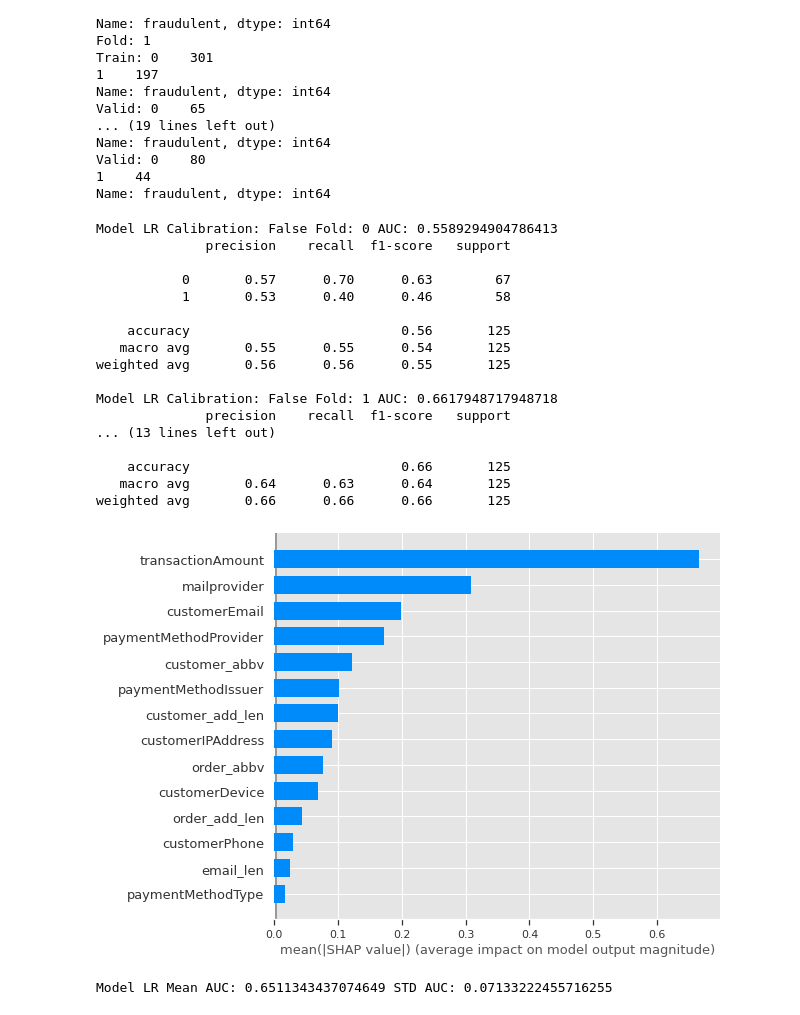
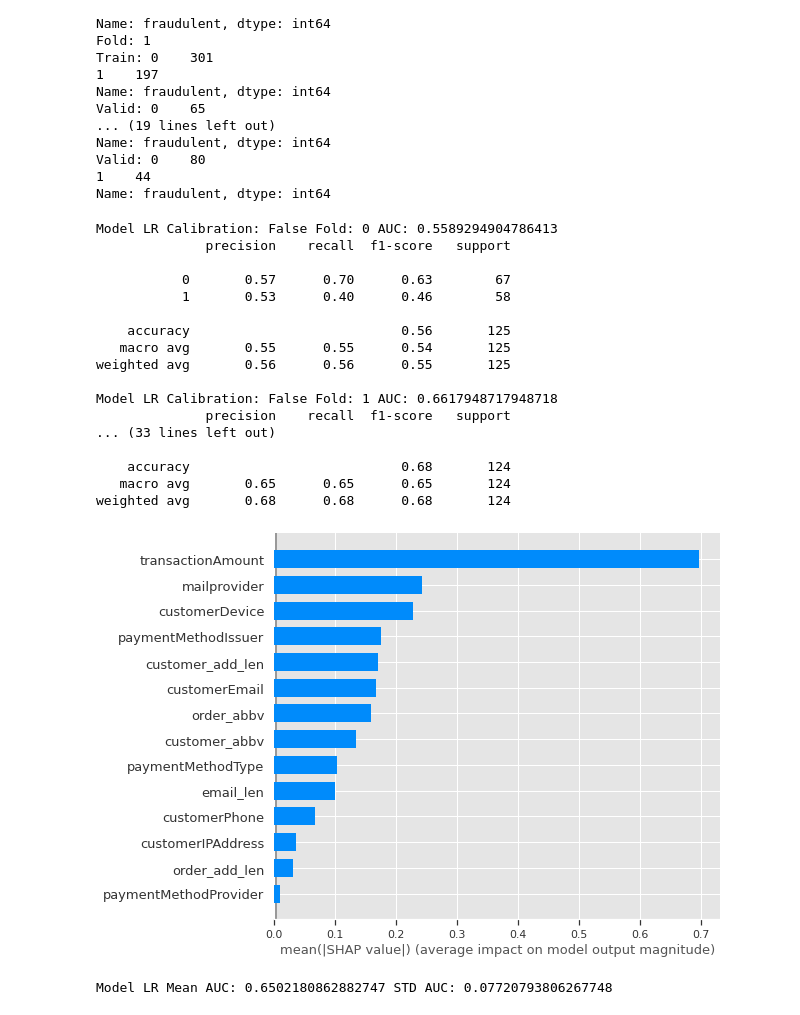
Before and after one commit to dudeperf3ct/unravelin, a Jupyter notebook: Ravelin.ipynb, the cells around one changed output. Cells and saved outputs as stored; diff of their text form; code cells hidden in the pictures.

```diff
--- a/Ravelin.ipynb
+++ b/Ravelin.ipynb
@@ -561,25 +579,25 @@ def train_models(df, splits:int=3, calibration:bool = False,
     scores = np.array(scores)
     print(f"Model {model_name} Mean AUC: {scores.mean()} STD AUC: {scores.std()}")
 # %%
-train_models(data_df, 3, False, "LR")
+train_models(data_df, splits, False, "LR")
 # %% [output]
 Model LR Calibration: False Fold: 0 AUC: 0.5589294904786413
               precision    recall  f1-score   support
 
            0       0.57      0.70      0.63        67
            1       0.53      0.40      0.46        58
 
     accuracy                           0.56       125
    macro avg       0.55      0.55      0.54       125
 weighted avg       0.56      0.56      0.55       125
 
 Model LR Calibration: False Fold: 1 AUC: 0.6617948717948718
               precision    recall  f1-score   support
-... (13 lines left out)
+... (33 lines left out)
 
-    accuracy                           0.66       125
-   macro avg       0.64      0.63      0.64       125
-weighted avg       0.66      0.66      0.66       125
+    accuracy                           0.68       124
+   macro avg       0.65      0.65      0.65       124
+weighted avg       0.68      0.68      0.68       124
-[figure, old version]
+[figure, new version]
-Model LR Mean AUC: 0.6511343437074649 STD AUC: 0.07133222455716255
+Model LR Mean AUC: 0.6502180862882747 STD AUC: 0.07720793806267748
 # %%
```
Also changed, not shown: parts of 11 cells of this notebook.
